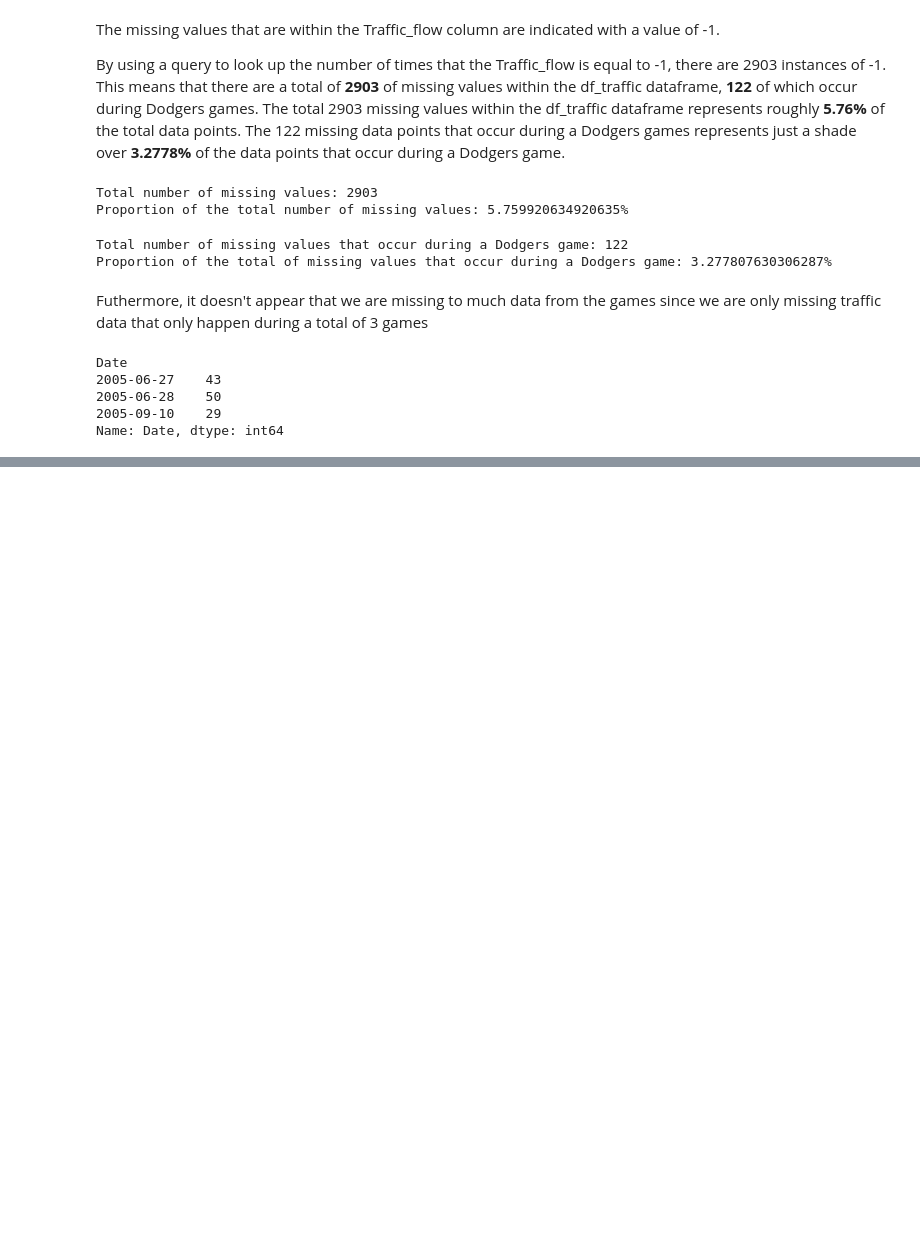
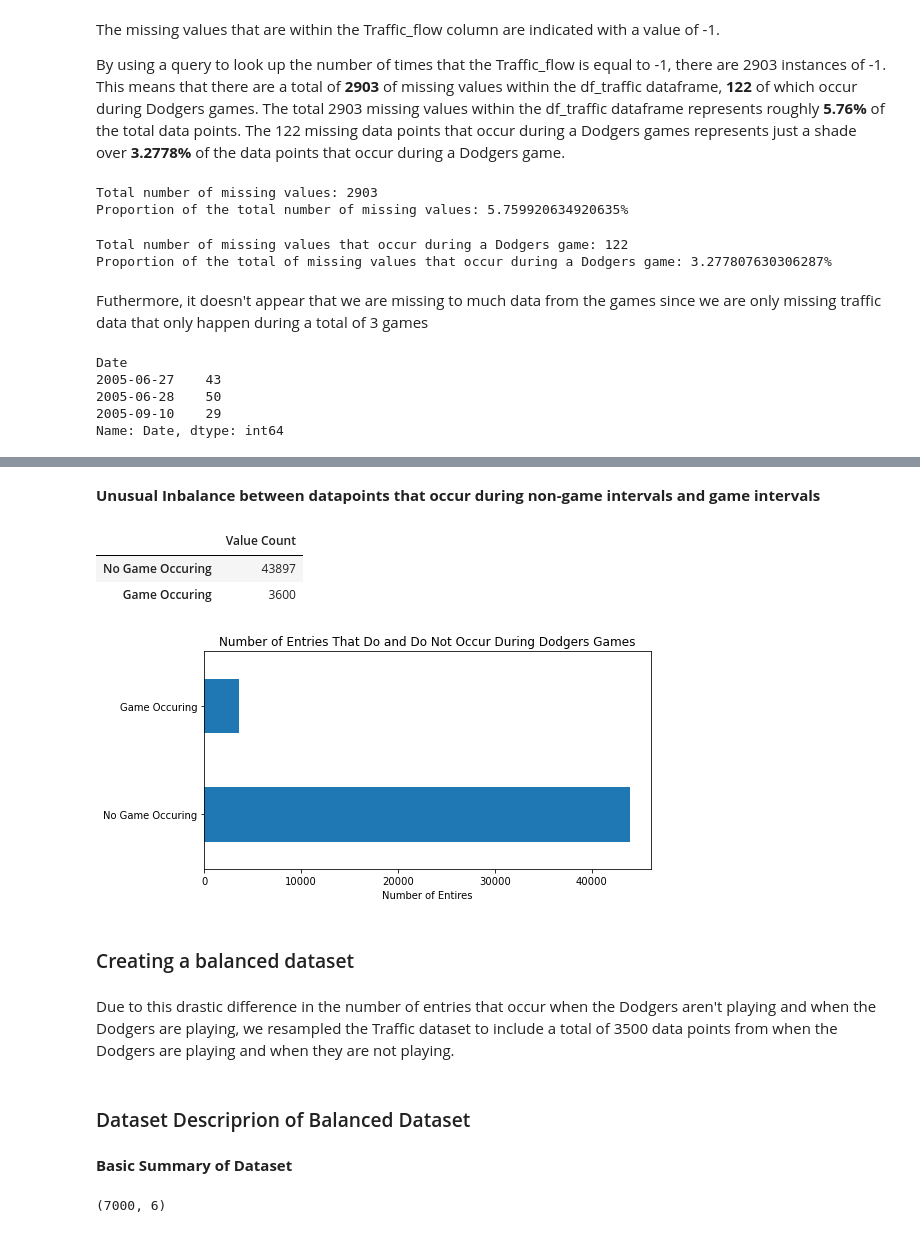
Before and after one commit to nromano2/DS160_Final_Project_NVR_TMM, a Jupyter notebook: DS160_Final_Project_NVR_TMM.ipynb, the cells around one changed output, grey strips where cells are left out. Cells and saved outputs as stored; diff of their text form; code cells hidden in the pictures; blank space fills up the shorter version.

```diff
--- a/DS160_Final_Project_NVR_TMM.ipynb
+++ b/DS160_Final_Project_NVR_TMM.ipynb
@@ -295,0 +337,26 @@ df_traffic.to_csv("New_Dodgers_Traffic.csv", index=False)
+# %% [markdown]
+**Unusual Inbalance between datapoints that occur during non-game intervals and game intervals**
+# %%
+Values = pd.DataFrame({"Value Count": df_traffic.Game_Occurance.value_counts()})
+Proportions = df_traffic.Game_Occurance.value_counts(normalize=True).rename("Proportion")
+Values.join(Proportions)
+Values.rename(index = {0: "No Game Occuring",
+                       1: "Game Occuring"}, inplace = True)
+
+Values
+# %% [output]
+|  | Value Count |
+| No Game Occuring | 43897 |
+| Game Occuring | 3600 |
+# %%
+figure = plt.figure(figsize = (8,4))
+Values["Value Count"].plot(kind="barh")
+plt.title("Number of Entries That Do and Do Not Occur During Dodgers Games")
+plt.xlabel("Number of Entires")
+plt.savefig('Inbalanced_barchart.png', bbox_inches='tight')
+# %% [output]
+[figure, added]
+# %% [markdown]
+### Creating a balanced dataset
+# %% [markdown]
+Due to this drastic difference in the number of entries that occur when the Dodgers aren't playing and when the Dodgers are playing, we resampled the Traffic dataset to include a total of 3500 data points from when the Dodgers are playing and when they are not playing.
@@ -295,0 +373,8 @@ df_traffic.to_csv("New_Dodgers_Traffic.csv", index=False)
+# %% [markdown]
+### Dataset Descriprion of Balanced Dataset
+# %% [markdown]
+**Basic Summary of Dataset**
+# %%
+balanced_traffic.shape
+# %% [output]
+(7000, 6)
```
Also changed, not shown: parts of 25 cells of this notebook, 1 other file.
